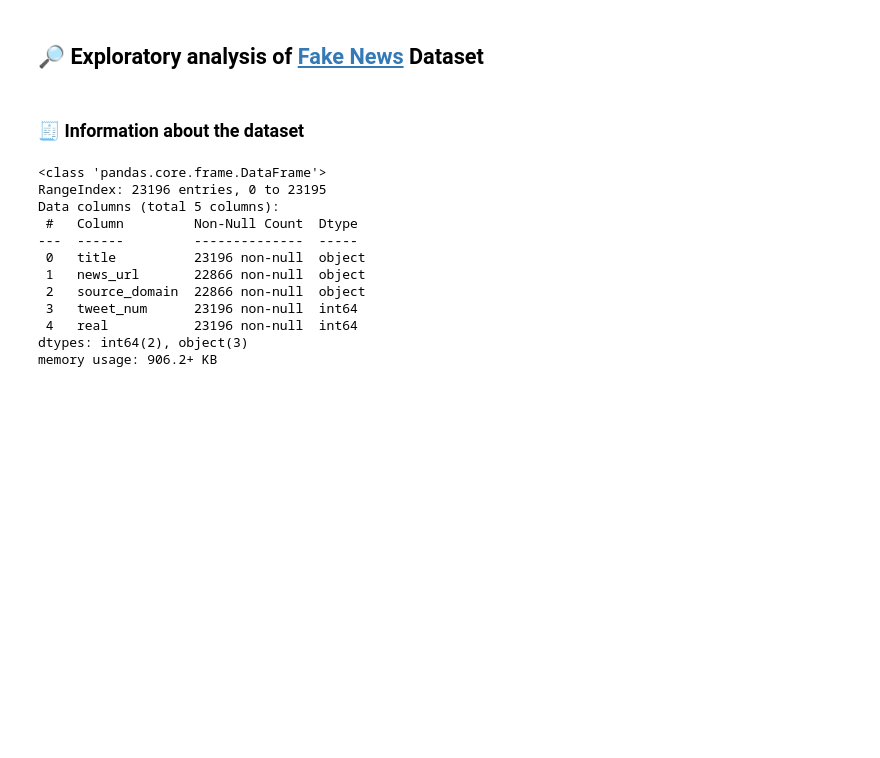
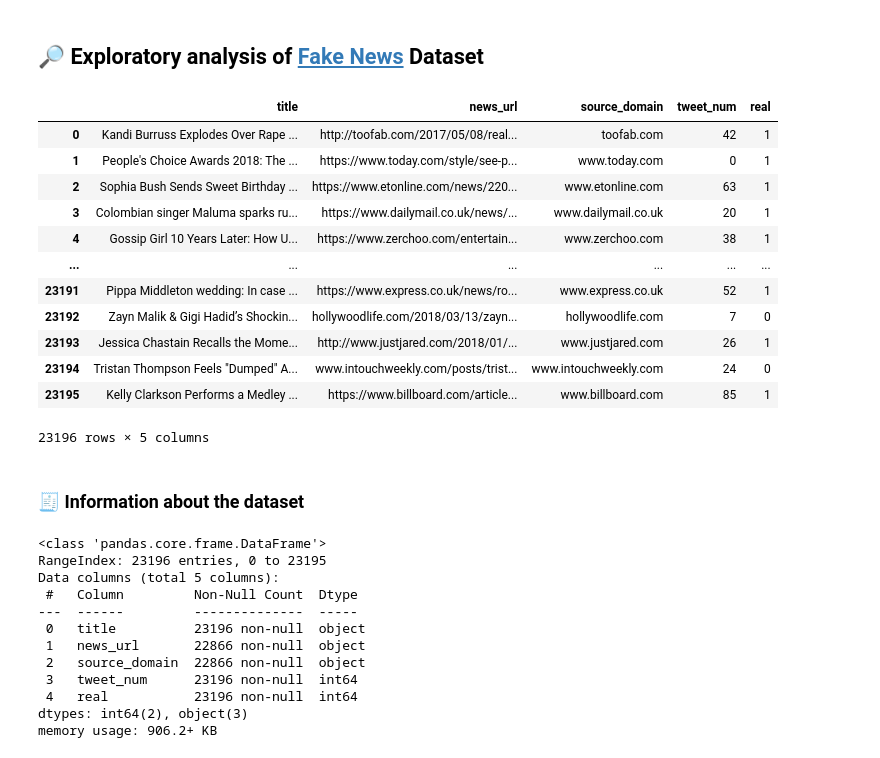
Before and after one commit to zFishStick/Cyclic-LLM-Checker, a Jupyter notebook: notebooks/analysis/dataset_3.ipynb, the cells around one changed output. Saved outputs shown, nothing was run; the diff lists cells and outputs as text; code cells hidden in the pictures; blank space fills up the shorter version.

```diff
--- a/notebooks/analysis/dataset_3.ipynb
+++ b/notebooks/analysis/dataset_3.ipynb
@@ -3,8 +3,23 @@
 # %%
 import pandas as pd
 
 # https://www.kaggle.com/datasets/algord/fake-news
-df = pd.read_csv("../../local_datasets/FakeNewsNet.csv", sep=",")
+df = pd.read_csv("../local_datasets/FakeNewsNet.csv", sep=",")
+df
+# %% [output]
+|  | title | news_url | source_domain | tweet_num | real |
+| 0 | Kandi Burruss Explodes Over Rape ... | http://toofab.com/2017/05/08/real... | toofab.com | 42 | 1 |
+| 1 | People's Choice Awards 2018: The ... | https://www.today.com/style/see-p... | www.today.com | 0 | 1 |
+| 2 | Sophia Bush Sends Sweet Birthday ... | https://www.etonline.com/news/220... | www.etonline.com | 63 | 1 |
+| 3 | Colombian singer Maluma sparks ru... | https://www.dailymail.co.uk/news/... | www.dailymail.co.uk | 20 | 1 |
+| 4 | Gossip Girl 10 Years Later: How U... | https://www.zerchoo.com/entertain... | www.zerchoo.com | 38 | 1 |
+| ... | ... | ... | ... | ... | ... |
+| 23191 | Pippa Middleton wedding: In case ... | https://www.express.co.uk/news/ro... | www.express.co.uk | 52 | 1 |
+| 23192 | Zayn Malik & Gigi Hadid’s Shockin... | hollywoodlife.com/2018/03/13/zayn... | hollywoodlife.com | 7 | 0 |
+| 23193 | Jessica Chastain Recalls the Mome... | http://www.justjared.com/2018/01/... | www.justjared.com | 26 | 1 |
+| 23194 | Tristan Thompson Feels "Dumped" A... | www.intouchweekly.com/posts/trist... | www.intouchweekly.com | 24 | 0 |
+| 23195 | Kelly Clarkson Performs a Medley ... | https://www.billboard.com/article... | www.billboard.com | 85 | 1 |
+23196 rows × 5 columns
 # %% [markdown]
 ### 🧾 Information about the dataset
 # %%
```
Also changed, not shown: parts of 12 cells of this notebook, 1 other file.
